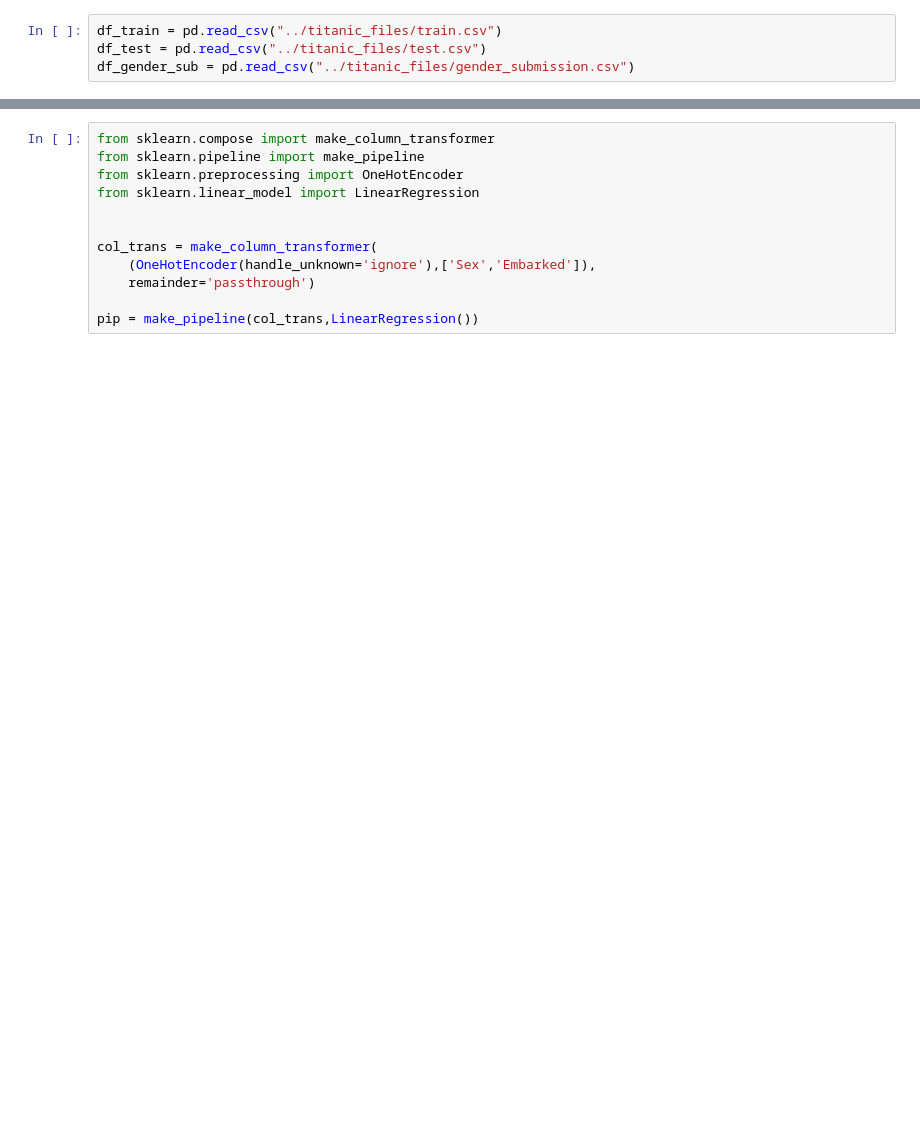
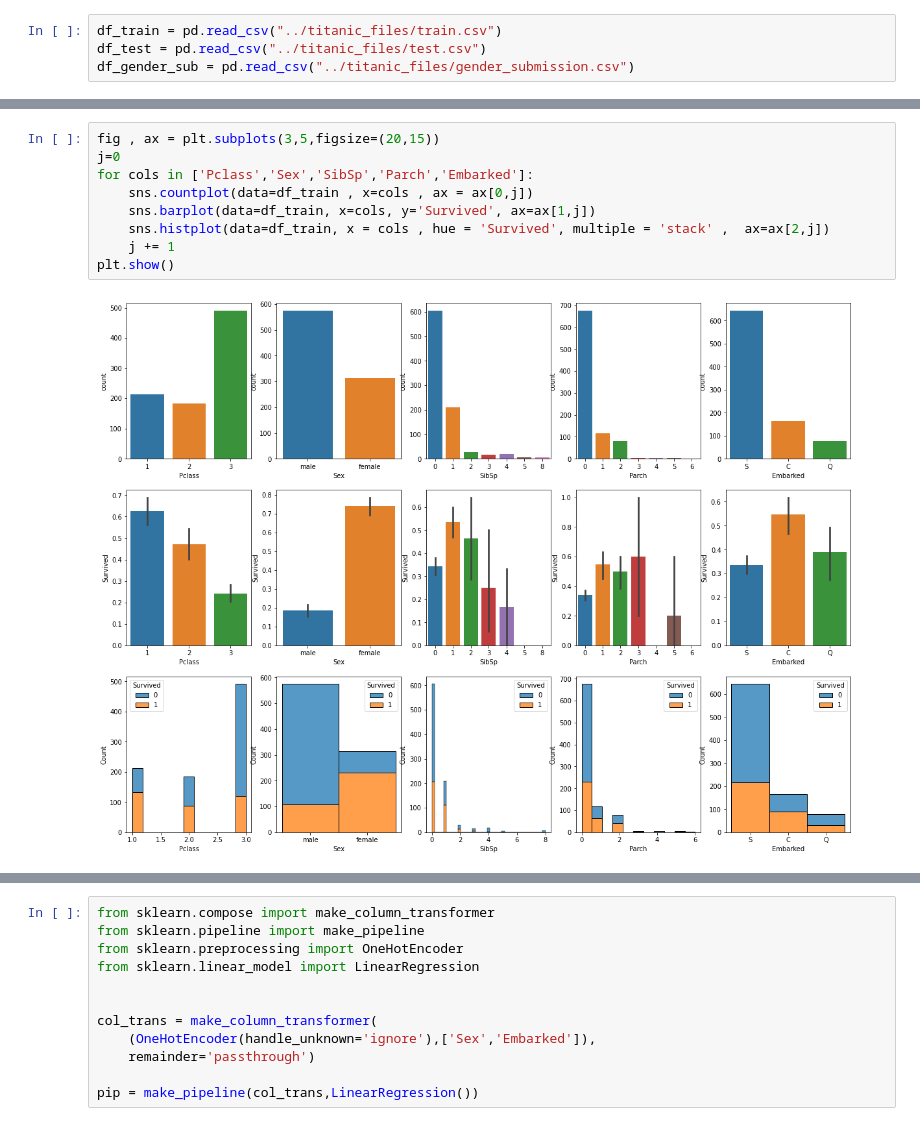
Before and after one commit to VambaraJP/kaggle-titanic, a Jupyter notebook: Titanic.ipynb, the cells around one changed output, grey strips where cells are left out. Drawn from its saved outputs; the diff is of its cells as text; blank space fills up the shorter version.

```diff
--- a/Titanic.ipynb
+++ b/Titanic.ipynb
@@ -29,0 +71,11 @@ plt.show()
+# %%
+fig , ax = plt.subplots(3,5,figsize=(20,15))
+j=0
+for cols in ['Pclass','Sex','SibSp','Parch','Embarked']:
+    sns.countplot(data=df_train , x=cols , ax = ax[0,j])
+    sns.barplot(data=df_train, x=cols, y='Survived', ax=ax[1,j])
+    sns.histplot(data=df_train, x = cols , hue = 'Survived', multiple = 'stack' ,  ax=ax[2,j])
+    j += 1
+plt.show()
+# %% [output]
+[figure, added]
```
Also changed, not shown: parts of 28 cells of this notebook.
